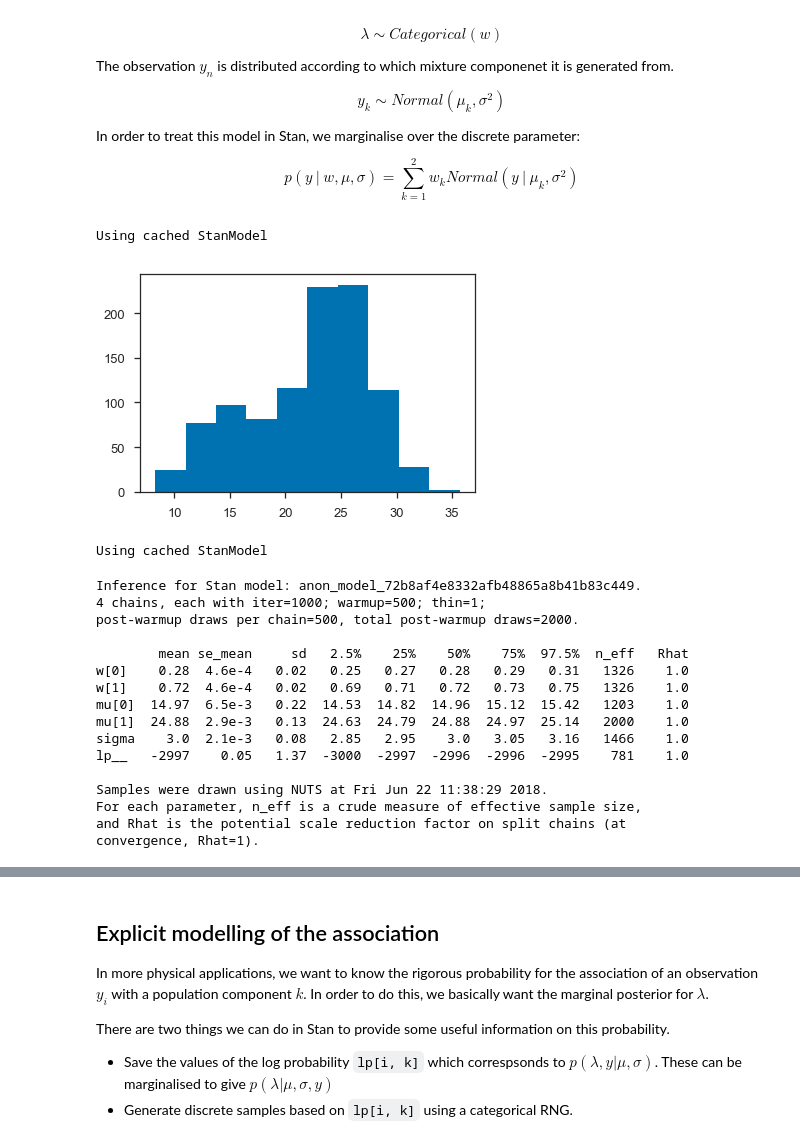
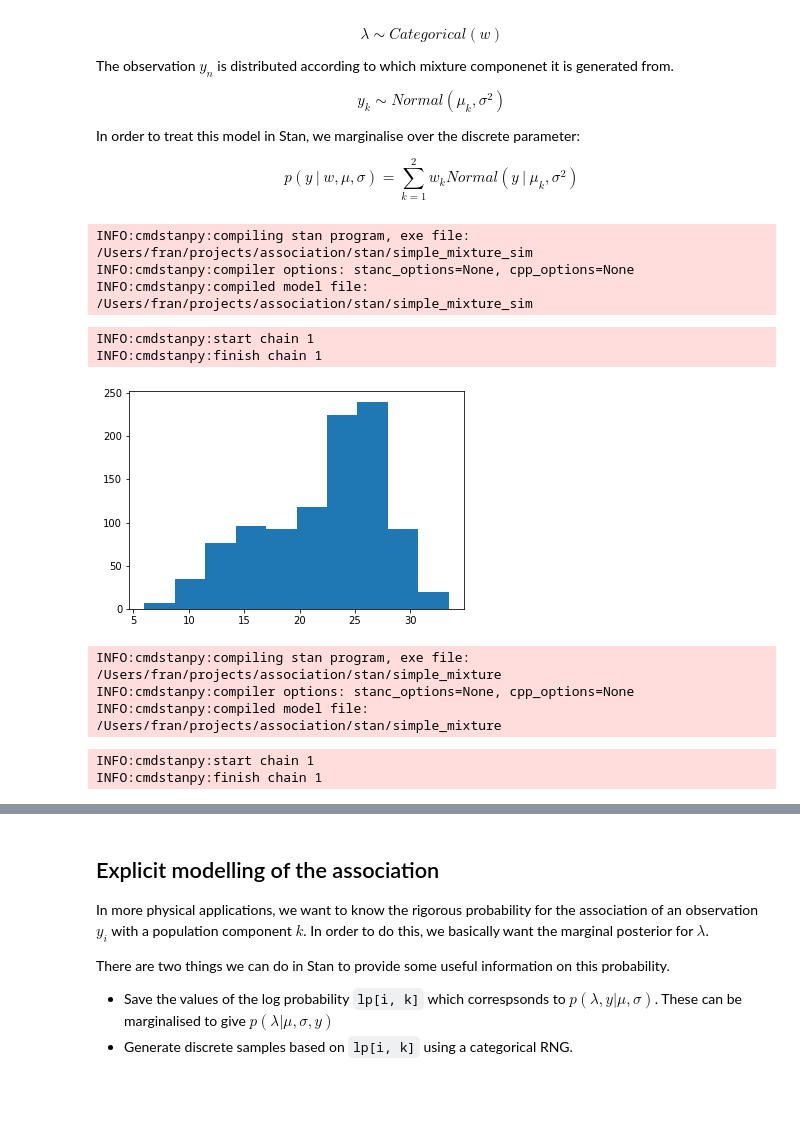
Before and after one commit to cescalara/association, a Jupyter notebook: association.ipynb, the cells around one changed output, grey strips where cells are left out. Cells and saved outputs as stored; diff of their text form; code cells hidden in the pictures; blank space fills up the shorter version.

```diff
--- a/association.ipynb
+++ b/association.ipynb
@@ -39,57 +38,44 @@ $$
 # %%
 # compile the stan simulation
 simu_file = 'stan/simple_mixture_sim.stan'
-simulation = stan_utility.compile_model(filename = simu_file)
+simulation = cmdstanpy.CmdStanModel(stan_file=simu_file)
 # %% [output]
-Using cached StanModel
+INFO:cmdstanpy:compiling stan program, exe file: /Users/fran/projects/association/stan/simple_mixture_sim
+INFO:cmdstanpy:compiler options: stanc_options=None, cpp_options=None
+INFO:cmdstanpy:compiled model file: /Users/fran/projects/association/stan/simple_mixture_sim
 # %%
 # Use stan to simulate draws from this mixutre model
 simu_parameters = {'mu' : [15, 25],
                    'sigma' : 3,
                    'w' : [0.3, 0.7],
                    'N_obs' : 1000}
 
-simu = simulation.sampling(data = simu_parameters, algorithm = "Fixed_param",
-                     iter = 1, chains = 1, seed = 19920715)
+simu = simulation.sample(data=simu_parameters, fixed_param=True,
+                         iter_sampling=1, chains=1, seed=42)
 
 # plot the simulation
-y_simu = simu.extract(['y'])['y'][0]
+y_simu = simu.stan_variable("y").values[0]
 plt.hist(y_simu);
-
-# dump the simulated data to a file
-simu_data = {'N_obs' : len(y_simu), 'y' : y_simu}
-data_file = 'data/simple_mixture.data.R'
-pystan.stan_rdump(simu_data, data_file)
 # %% [output]
+INFO:cmdstanpy:start chain 1
+INFO:cmdstanpy:finish chain 1
-[figure, old version]
+[figure, new version]
 # %%
 # compile the stan model
 model_file = 'stan/simple_mixture.stan'
-model = stan_utility.compile_model(filename = model_file)
+model = cmdstanpy.CmdStanModel(stan_file=model_file)
 # %% [output]
-Using cached StanModel
+INFO:cmdstanpy:compiling stan program, exe file: /Users/fran/projects/association/stan/simple_mixture
+INFO:cmdstanpy:compiler options: stanc_options=None, cpp_options=None
+INFO:cmdstanpy:compiled model file: /Users/fran/projects/association/stan/simple_mixture
 # %%
 # fit the stan model
-data = pystan.read_rdump(data_file)
+data = {'N_obs' : len(y_simu), 'y' : y_simu}
 
-fit = model.sampling(data = data, iter = 1000, chains = 4, seed = 19920715)
-print(fit)
+fit = model.sample(data=data, iter_sampling=1000, chains=1, seed=42)
+#print(fit)
 # %% [output]
-Inference for Stan model: anon_model_72b8af4e8332afb48865a8b41b83c449.
-4 chains, each with iter=1000; warmup=500; thin=1;
-post-warmup draws per chain=500, total post-warmup draws=2000.
-
-        mean se_mean     sd   2.5%    25%    50%    75%  97.5%  n_eff   Rhat
-w[0]    0.28  4.6e-4   0.02   0.25   0.27   0.28   0.29   0.31   1326    1.0
-w[1]    0.72  4.6e-4   0.02   0.69   0.71   0.72   0.73   0.75   1326    1.0
-mu[0]  14.97  6.5e-3   0.22  14.53  14.82  14.96  15.12  15.42   1203    1.0
-mu[1]  24.88  2.9e-3   0.13  24.63  24.79  24.88  24.97  25.14   2000    1.0
-sigma    3.0  2.1e-3   0.08   2.85   2.95    3.0   3.05   3.16   1466    1.0
-lp__   -2997    0.05   1.37  -3000  -2997  -2996  -2996  -2995    781    1.0
-
-Samples were drawn using NUTS at Fri Jun 22 11:38:29 2018.
-For each parameter, n_eff is a crude measure of effective sample size,
-and Rhat is the potential scale reduction factor on split chains (at
-convergence, Rhat=1).
+INFO:cmdstanpy:start chain 1
+INFO:cmdstanpy:finish chain 1
 # %%
 # plot the fit mu onto the simulated data
```
Also changed, not shown: parts of 7 cells of this notebook.
